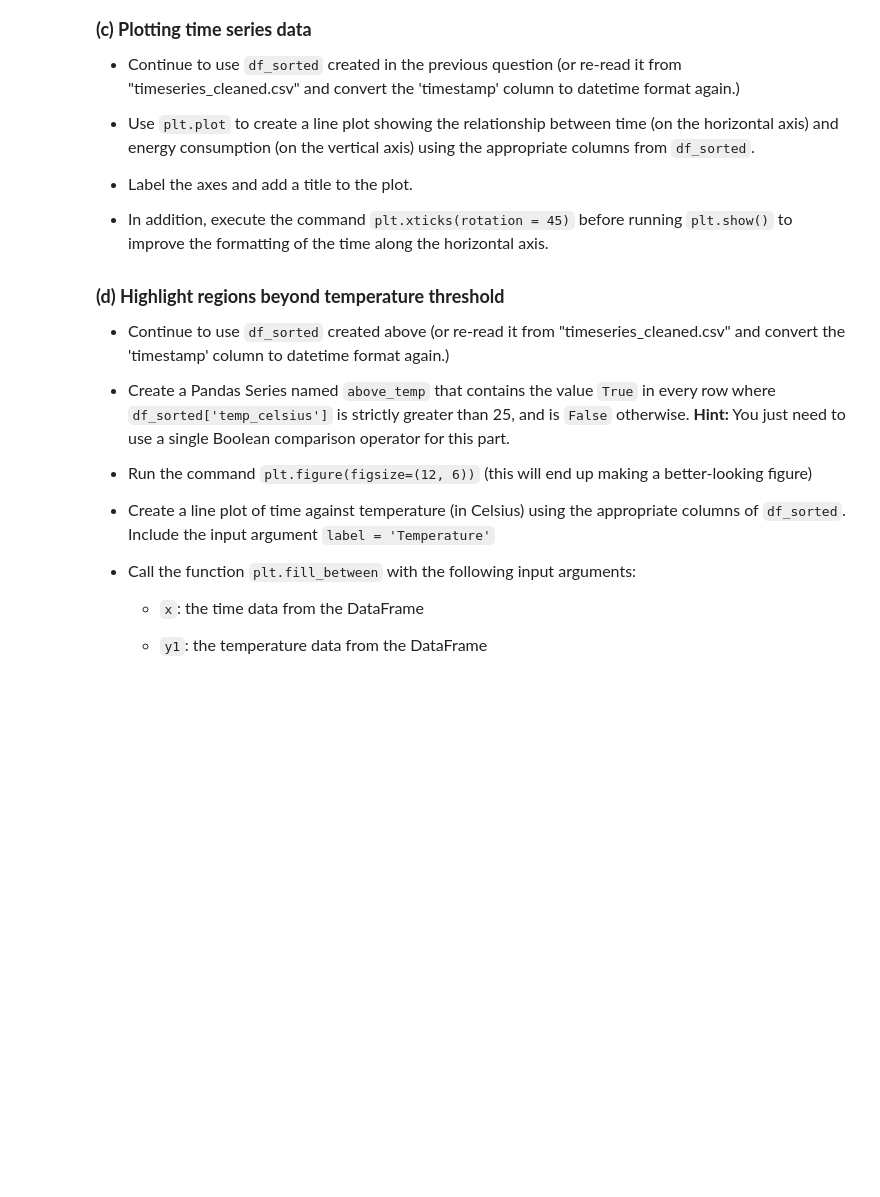
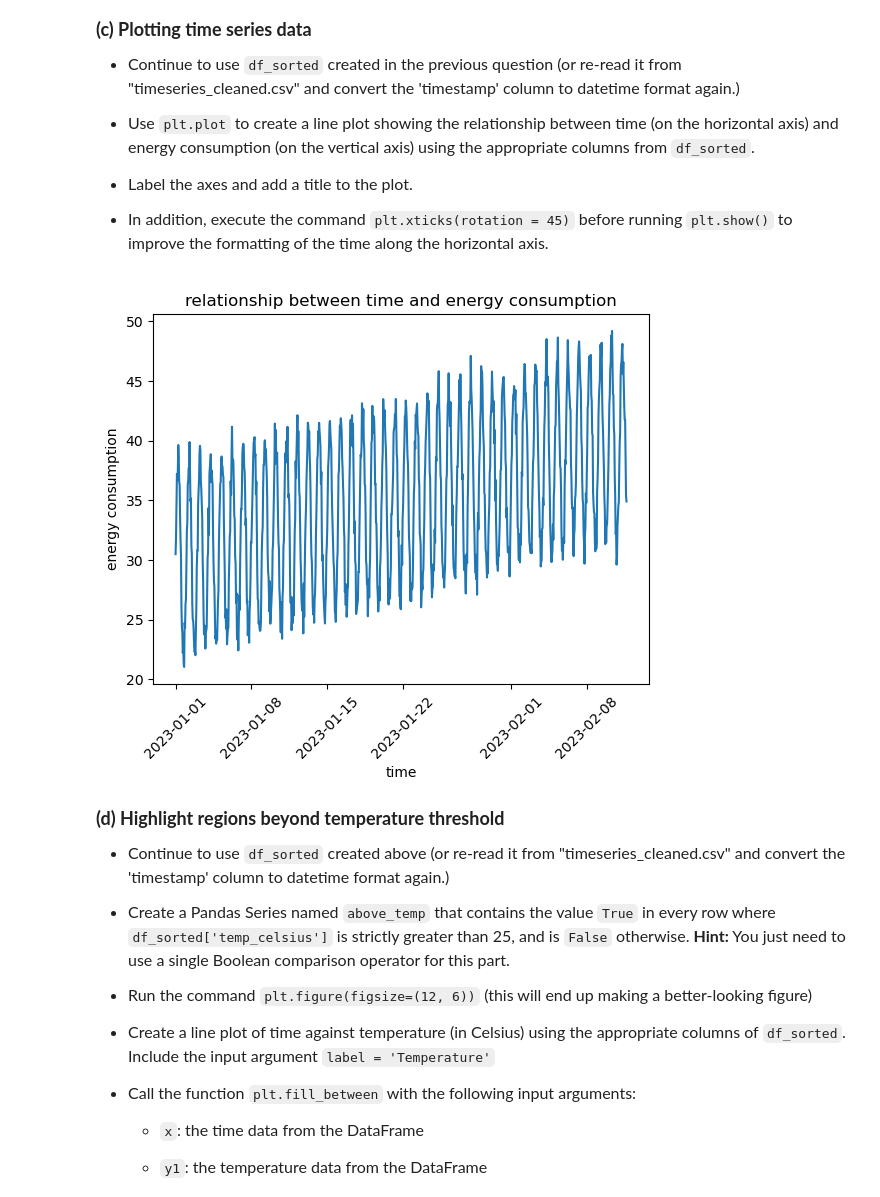
Before and after one commit to wkdduswo/datasci151spring2026, a Jupyter notebook: _assignments/assignment_10/Assignment10.ipynb, the cells around one changed output. Cells and saved outputs as stored; diff of their text form; code cells hidden in the pictures; blank space fills up the shorter version.

```diff
--- a/_assignments/assignment_10/Assignment10.ipynb
+++ b/_assignments/assignment_10/Assignment10.ipynb
@@ -80,7 +80,7 @@ df_final = pd.merge(left= df_agg, right= df_merged, how= "right", on= "Category"
 # your code here
 df_timeseries = pd.read_csv("data/timeseries_data.csv")
 df_timeseries["timestamp"] = pd.to_datetime(df_timeseries["timestamp"])
-df_sorted = df_timeseries.sort_values(by= "timestamp", ascending= False)
+df_sorted = df_timeseries.sort_values("timestamp", ascending= False)
 df_sorted.to_csv("data/time_series_cleaned.csv")
 # %% [markdown]
 <font size = "4">
@@ -98,6 +98,14 @@ df_sorted.to_csv("data/time_series_cleaned.csv")
 - In addition, execute the command `plt.xticks(rotation = 45)` before running `plt.show()` to improve the formatting of the time along the horizontal axis.
 # %%
 # your code here
+plt.plot(df_sorted["timestamp"], df_sorted["energy_kwh"])
+plt.xticks(rotation= 45)
+plt.xlabel("time")
+plt.ylabel("energy consumption")
+plt.title("relationship between time and energy consumption")
+plt.show()
+# %% [output]
+[figure, added]
 # %% [markdown]
 <font size = "4">
 
```
Also changed, not shown: parts of 2 cells of this notebook.
